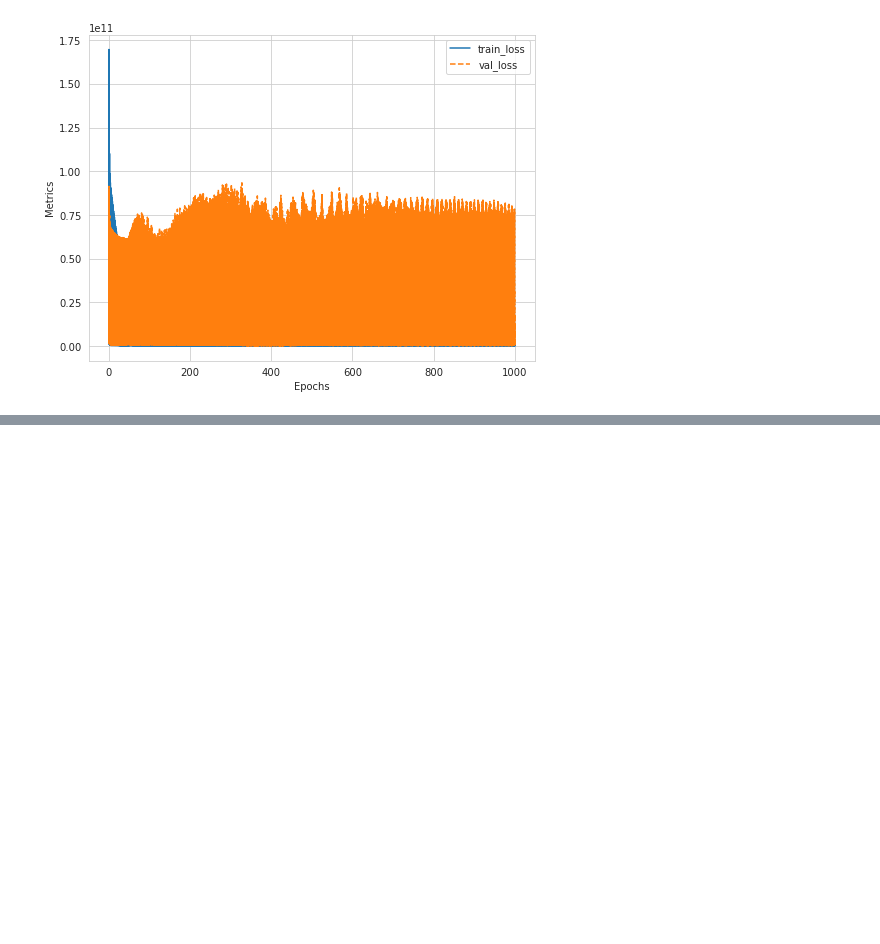
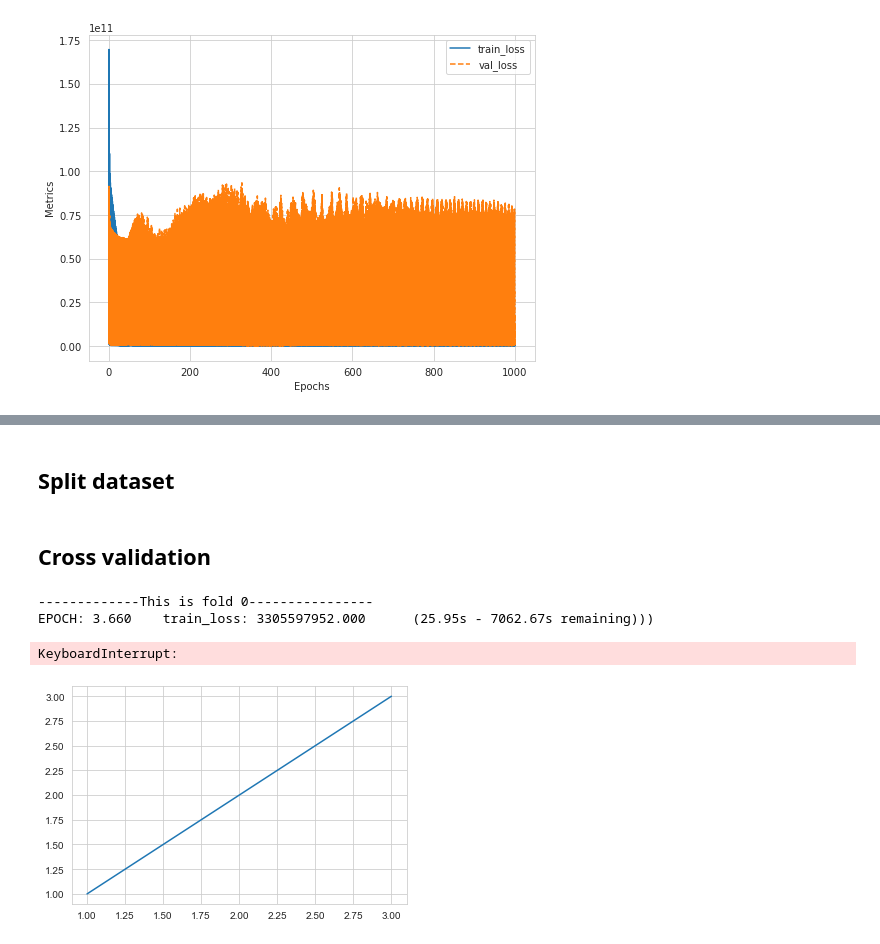
Before and after one commit to luowx0905/Individual-Project, a Jupyter notebook: sell property/build_model/basic_model_price.ipynb, the cells around one changed output, grey strips where cells are left out. Cells and saved outputs as stored; diff of their text form; code cells hidden in the pictures; blank space fills up the shorter version.

```diff
--- a/sell property/build_model/build_basic_model_price.ipynb
+++ b/sell property/build_model/basic_model_price.ipynb
@@ -154,0 +248,2 @@ EPOCH: 1000.000 val_loss: 336205728.000 (2612.29s - 0.00s remaining))))))
+# %% [markdown]
+## Split dataset
@@ -154,0 +252,40 @@ EPOCH: 1000.000 val_loss: 336205728.000 (2612.29s - 0.00s remaining))))))
+# %% [markdown]
+## Cross validation
+# %%
+kfold = KFold(n_splits=5, shuffle=True, random_state=1)
+torch.manual_seed(13)
+in_features = len(x_train.iloc[0])
+epochs = 1000
+
+for fold, (train_id, val_id) in enumerate(kfold.split(x_train.index)):
+    train_feature, train_label = x_train.iloc[train_id], y_train.iloc[train_id]
+    val_feature, val_label = x_train.iloc[val_id], y_train.iloc[val_id]
+    print("\n\n-------------This is fold {}----------------".format(fold))
+
+    train_data = PriceDataset(train_feature, train_label)
+    val_data = PriceDataset(val_feature, val_label)
+
+    train_sampler = create_weighted_sampler(train_feature["Sale or Let"].values)
+    val_sampler = create_weighted_sampler(val_feature["Sale or Let"].values)
+
+    train_loader = DataLoader(train_data, batch_size=16, drop_last=True)
+    val_loader = DataLoader(val_data, batch_size=16, drop_last=True)
+
+    model = PredictPrice(in_features).to(device)
+    optimizer = optim.Adam(model.parameters(), lr=1e-3)
+
+    train_validate = TrainValidate(model, nn.MSELoss(), optimizer)
+    train_validate.set_loader(train_loader, val_loader)
+    train_validate.train(epochs)
+
+    train_validate.save_model("models/all_weighted_sampler_full_epoch_1000_fold_{}.pth".format(fold))
+# %% [output]
+-------------This is fold 0----------------
+EPOCH: 3.660    train_loss: 3305597952.000      (25.95s - 7062.67s remaining)))
+KeyboardInterrupt:
+# %%
+fig = plt.figure()
+plt.plot([1, 2, 3], [1, 2, 3])
+plt.show()
+# %% [output]
+[figure, added]
```
Also changed, not shown: parts of 24 cells of this notebook, 13 other files.
